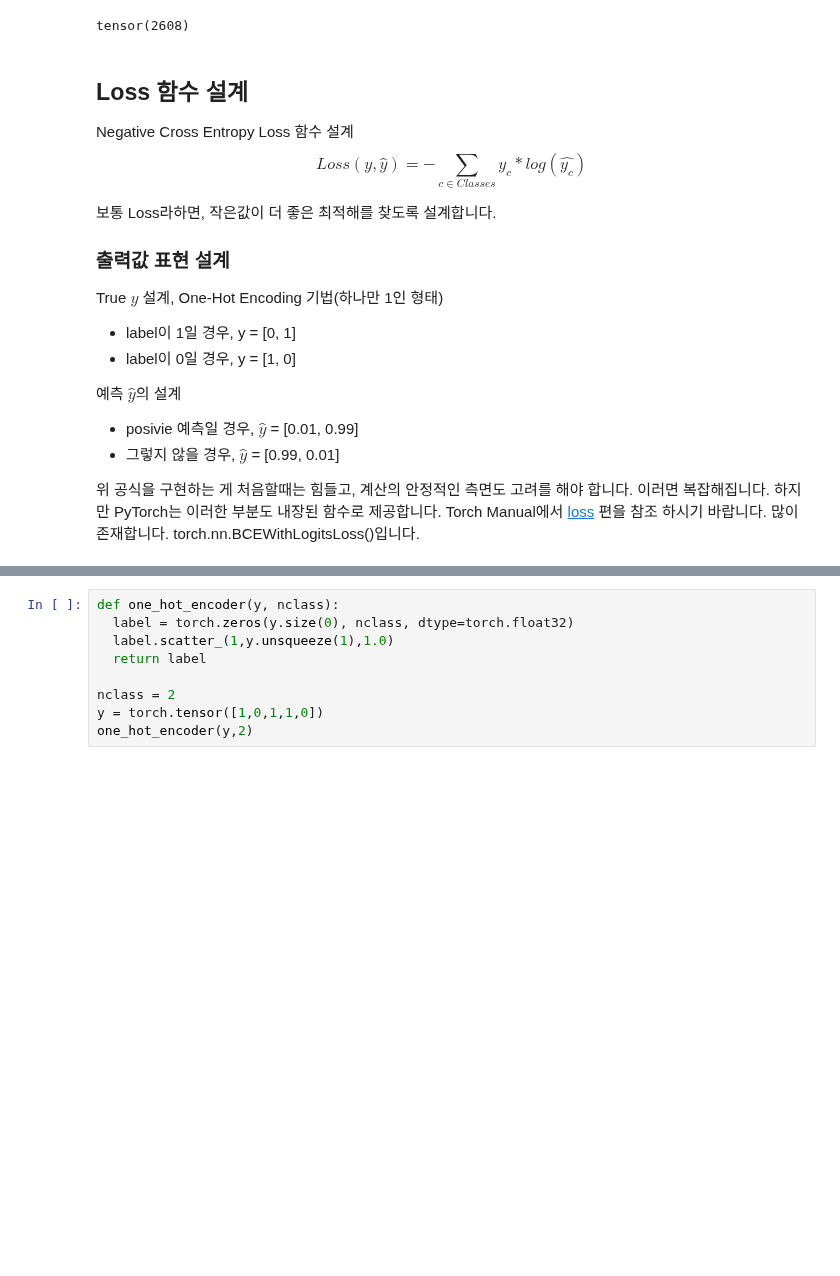
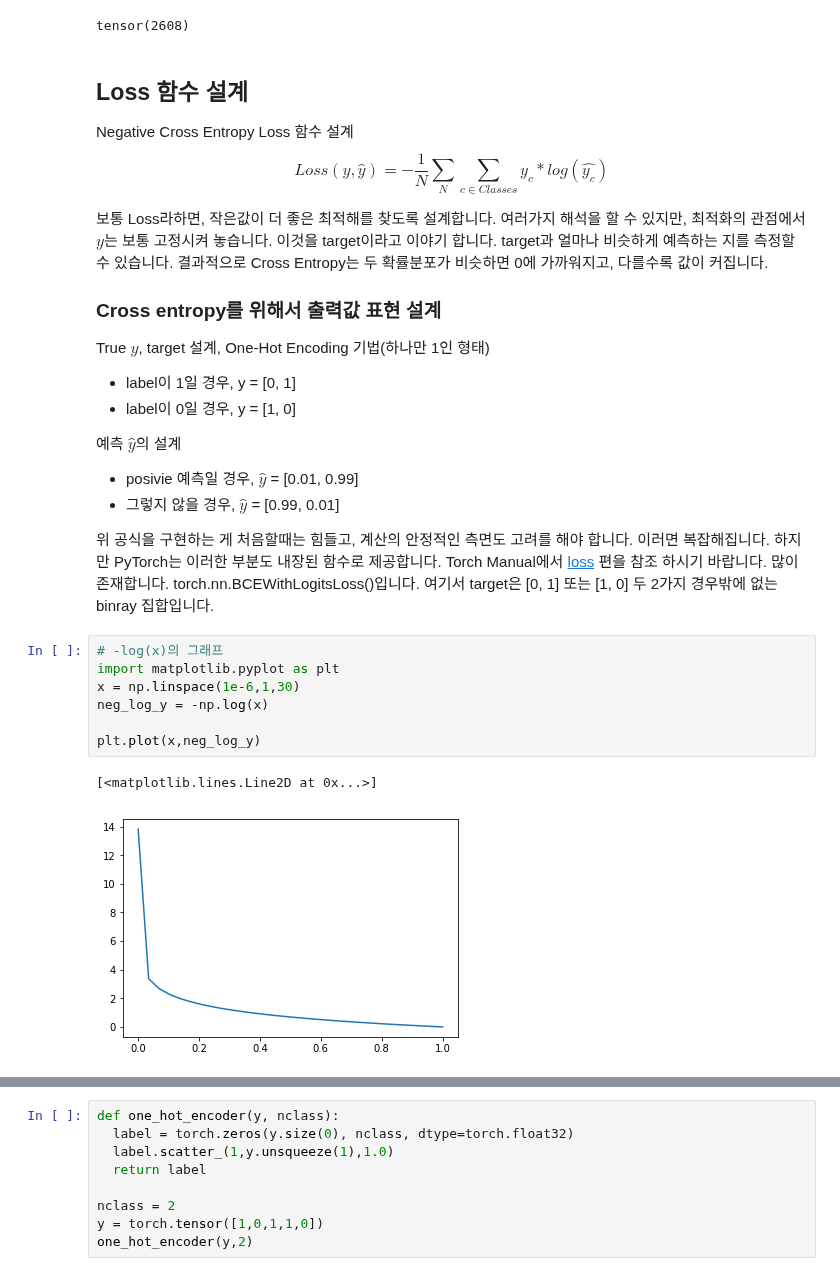
Before and after one commit to fantajeon/DLPytorch1.2, a Jupyter notebook: Chapter1_MLP_Criteo.ipynb, the cells around one changed output, grey strips where cells are left out. Saved outputs shown, nothing was run; the diff lists cells and outputs as text; blank space fills up the shorter version.

```diff
--- a/Chapter1_MLP_Criteo.ipynb
+++ b/Chapter1_MLP_Criteo.ipynb
@@ -133,13 +133,13 @@ tensor(2608)
 # %% [markdown]
 ## Loss 함수 설계 ##
 Negative Cross Entropy Loss 함수 설계
-$$Loss(y,\hat{y}) = - \sum_{c \in Classes} { y_c * log(\hat{y_c}) }$$
+$$Loss(y,\hat{y}) = - \frac{1}{N}\sum_{N}{\sum_{c \in Classes} { y_c * log(\hat{y_c})} }$$
 
-보통 Loss라하면, 작은값이 더 좋은 최적해를 찾도록 설계합니다.
+보통 Loss라하면, 작은값이 더 좋은 최적해를 찾도록 설계합니다. 여러가지 해석을 할 수 있지만, 최적화의 관점에서 $y$는 보통 고정시켜 놓습니다. 이것을 target이라고 이야기 합니다. target과 얼마나 비슷하게 예측하는 지를 측정할 수 있습니다. 결과적으로 Cross Entropy는 두 확률분포가 비슷하면 0에 가까워지고, 다를수록 값이 커집니다.
 
-### 출력값 표현 설계 ###
+###  Cross entropy를 위해서 출력값 표현 설계 ###
 
-True $y$ 설계, One-Hot Encoding 기법(하나만 1인 형태)
+True $y$, target 설계, One-Hot Encoding 기법(하나만 1인 형태)
 * label이 1일 경우, y = [0, 1]
 * label이 0일 경우, y = [1, 0]
 
@@ -147,4 +147,14 @@ True $y$ 설계, One-Hot Encoding 기법(하나만 1인 형태)
 * posivie 예측일 경우, $\hat{y}$ = [0.01, 0.99]
 * 그렇지 않을 경우, $\hat{y}$ = [0.99, 0.01]
 
-위 공식을 구현하는 게 처음할때는 힘들고, 계산의 안정적인 측면도 고려를 해야 합니다. 이러면 복잡해집니다. 하지만 PyTorch는 이러한 부분도 내장된 함수로 제공합니다. Torch Manual에서 [loss](https://pytorch.org/docs/stable/nn.html#loss-functions) 편을 참조 하시기 바랍니다. 많이 존재합니다. torch.nn.BCEWithLogitsLoss()입니다.
+위 공식을 구현하는 게 처음할때는 힘들고, 계산의 안정적인 측면도 고려를 해야 합니다. 이러면 복잡해집니다. 하지만 PyTorch는 이러한 부분도 내장된 함수로 제공합니다. Torch Manual에서 [loss](https://pytorch.org/docs/stable/nn.html#loss-functions) 편을 참조 하시기 바랍니다. 많이 존재합니다. torch.nn.BCEWithLogitsLoss()입니다. 여기서 target은 [0, 1] 또는 [1, 0] 두 2가지 경우밖에 없는 binray 집합입니다.
+# %%
+# -log(x)의 그래프
+import matplotlib.pyplot as plt
+x = np.linspace(1e-6,1,30)
+neg_log_y = -np.log(x)
+
+plt.plot(x,neg_log_y)
+# %% [output]
+[<matplotlib.lines.Line2D at 0x...>]
+[figure, added]
```
Also changed, not shown: parts of 1 cell of this notebook.
